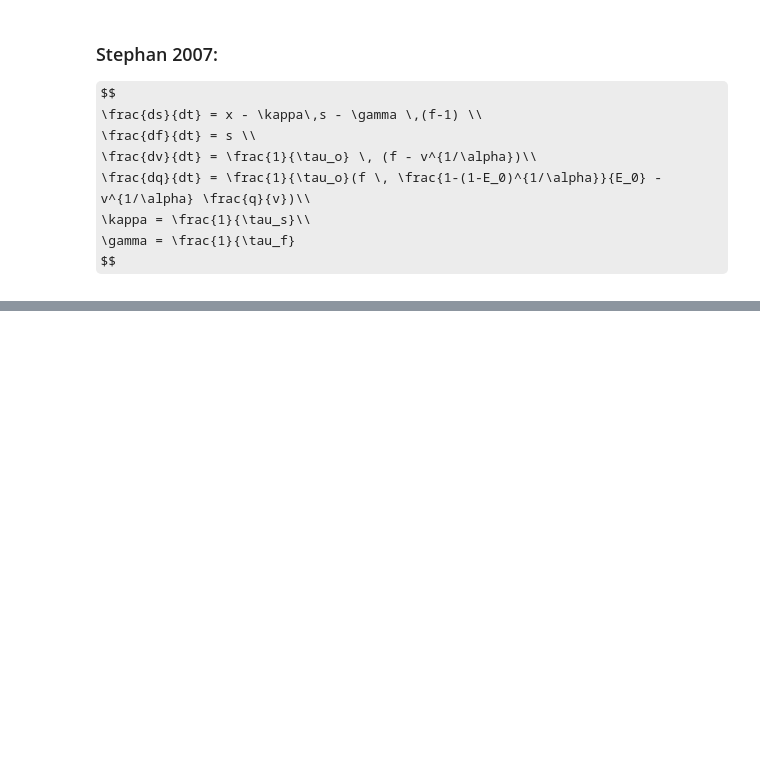
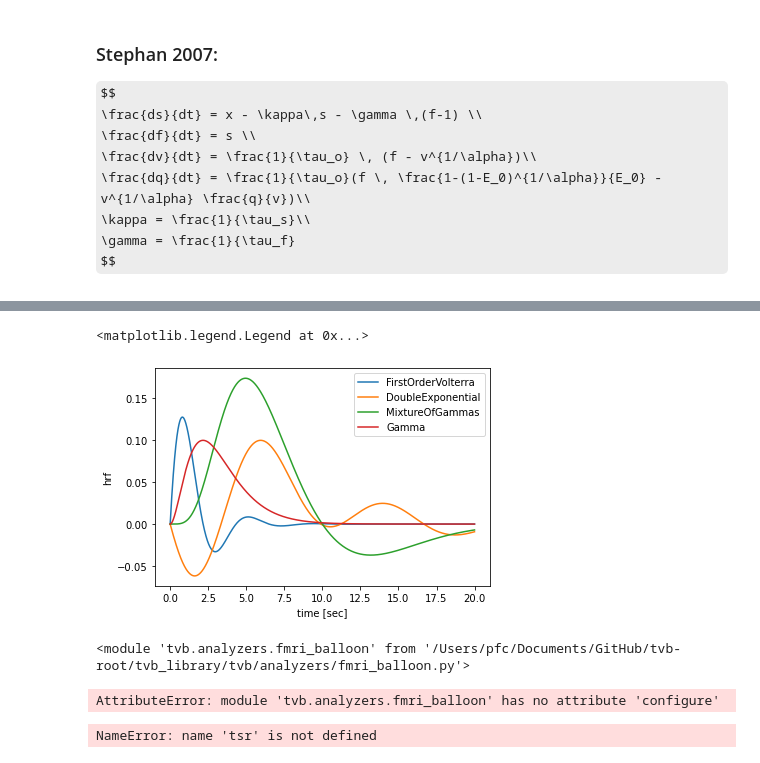
Before and after one commit to pfcrowe/tvb-fnirs, a Jupyter notebook: scratch/Untitled.ipynb, the cells around one changed output, grey strips where cells are left out. Saved outputs shown, nothing was run; the diff lists cells and outputs as text; code cells hidden in the pictures; some formulas as TeX source; blank space fills up the shorter version.

```diff
--- a/scratch/Untitled.ipynb
+++ b/scratch/Untitled.ipynb
@@ -117,0 +111,21 @@ Note: you may need to restart the kernel to use updated packages.
+# %%
+hrf_kernels = [equations.FirstOrderVolterra(),
+               equations.DoubleExponential(),
+               equations.MixtureOfGammas(),
+               equations.Gamma()]
+
+plt.figure()
+for hrf in hrf_kernels:
+    bold_monitor = monitors.Bold(hrf_kernel=hrf)
+    bold_monitor.dt = 2**-4
+    bold_monitor.compute_hrf()
+    plt.plot(bold_monitor._stock_time,
+         bold_monitor.hemodynamic_response_function.T[::-1],
+         label=hrf.__class__.__name__);
+
+plt.ylabel('hrf');
+plt.xlabel('time [sec]')
+plt.legend()
+# %% [output]
+<matplotlib.legend.Legend at 0x...>
+[figure, added]
@@ -117,0 +134,8 @@ Note: you may need to restart the kernel to use updated packages.
+# %%
+bold
+# %% [output]
+<module 'tvb.analyzers.fmri_balloon' from '/Users/pfc/Documents/GitHub/tvb-root/tvb_library/tvb/analyzers/fmri_balloon.py'>
+# %%
+bold.configure()
+# %% [output]
+AttributeError: module 'tvb.analyzers.fmri_balloon' has no attribute 'configure'
@@ -117,0 +145,6 @@ Note: you may need to restart the kernel to use updated packages.
+# %%
+#Create and run the monitor/analyser
+bold_model = bold.BalloonModel(time_series = tsr)
+bold_data  = bold_model.evaluate()
+# %% [output]
+NameError: name 'tsr' is not defined
```
Also changed, not shown: parts of 34 cells of this notebook, 3 other files.
